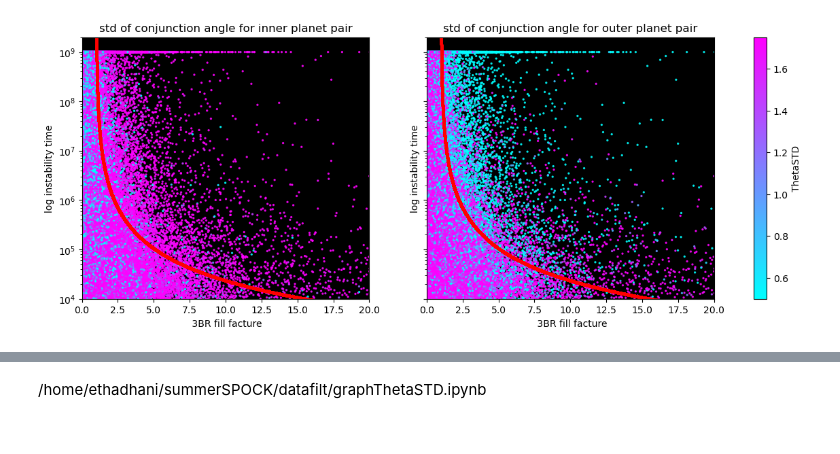
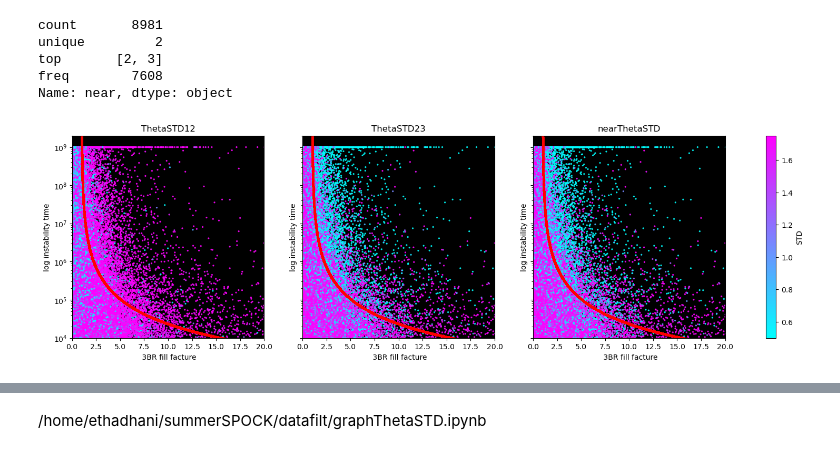
Before and after one commit to Ethadhani/spockUpdate, a Jupyter notebook: paper_plots/testing.ipynb, the cells around one changed output, grey strips where cells are left out. Drawn from its saved outputs; the diff is of its cells as text; code cells hidden in the pictures.

Commit message:
generated plots and tests

```diff
--- a/paper_plots/testing.ipynb
+++ b/paper_plots/testing.ipynb
@@ -10,3 +16,6 @@ import matplotlib.pyplot as plt
 # %%
-datapath = '../../cleanData/csvs/resonant/'
-data = pd.read_csv(datapath+'resTestTheta.csv')
+ResDatapath = '../../cleanData/csvs/resonant/'
+RandDatapath = '../../cleanData/csvs/random/'
+
+data = pd.read_csv(ResDatapath+'resThetaData.csv')
+#rand = pd.read_csv(RandDatapath+'rand1e4Theta.csv')
@@ -45,41 +105,33 @@ data.describe()
+# %%
+temp['near'].describe()
+# %% [output]
+count       8981
+unique         2
+top       [2, 3]
+freq        7608
+Name: near, dtype: object
 # %%
 #ax = plt.axes()
-fig, ax = plt.subplots(1,2, figsize=(15,5), sharey=True)
+fig, ax = plt.subplots(1,3, figsize=(20,5), sharey=True)
 vmi = 0.5
 vma = 1.75
-tag1 = 'ThetaSTD12'
-tag2 = 'ThetaSTD23'
-ax[0].scatter((data['threeBRfillfac']),(data['instability_time']),
-           s=2, c=((data[tag1])), cmap="cool",
+
+tags =[ 'ThetaSTD12', 'ThetaSTD23','nearThetaSTD']
+
+fig.colorbar(mpl.cm.ScalarMappable(norm=mpl.colors.Normalize(vmi, vma), cmap='cool'),
+             ax=ax, orientation='vertical', label='STD')
+for i, e in enumerate(tags):
+    ax[i].scatter((data['threeBRfillfac']),(data['instability_time']),
+           s=2, c=((data[e])), cmap="cool",
            vmin=vmi,vmax=vma,alpha=.8)
-fig.colorbar(mpl.cm.ScalarMappable(norm=mpl.colors.Normalize(vmi, vma), cmap='cool'),
-             ax=ax, orientation='vertical', label='ThetaSTD')
-
-# cbar = fig.colorbar(orientation="vertical", extend="both",
-#                     pad=0.05, shrink=1, aspect=20, format="%.3f")
-
-ax[0].scatter(fillList, y,s=4, c = 'red')
-ax[0].set_xlim([0,20])
-ax[0].set_ylim([1e4,2e9])
-ax[0].set_xlabel(" 3BR fill facture")
-ax[0].set_ylabel("log instability time")
-ax[0].set_yscale('log')
-#cbar.set_label('close body conjunction angle std')
-ax[0].set_facecolor("black")
-ax[0].set_title('std of conjunction angle for inner planet pair')
-
-
-ax[1].scatter((data['threeBRfillfac']),(data['instability_time']),
-           s=2, c=((data[tag2])), cmap="cool",
-           vmin=vmi,vmax=vma,alpha=.8)
-
-ax[1].scatter(fillList, y,s=4, c = 'red')
-ax[1].set_xlim([0,20])
-ax[1].set_xlabel(" 3BR fill facture")
-ax[1].set_ylabel("log instability time")
-ax[1].set_title('std of conjunction angle for outer planet pair')
-
-#cbar.set_label('close body conjunction angle std')
-ax[1].set_facecolor("black")
+    ax[i].scatter(fillList, y,s=4, c = 'red')
+    ax[i].set_xlim([0,20])
+    ax[i].set_ylim([1e4,2e9])
+    ax[i].set_xlabel(" 3BR fill facture")
+    ax[i].set_ylabel("log instability time")
+    ax[i].set_yscale('log')
+    #cbar.set_label('close body conjunction angle std')
+    ax[i].set_facecolor("black")
+    ax[i].set_title(e)
 # %% [output]
-[figure, old version]
+[figure, new version]
```
Also changed, not shown: parts of 20 cells of this notebook, 2 other files.
